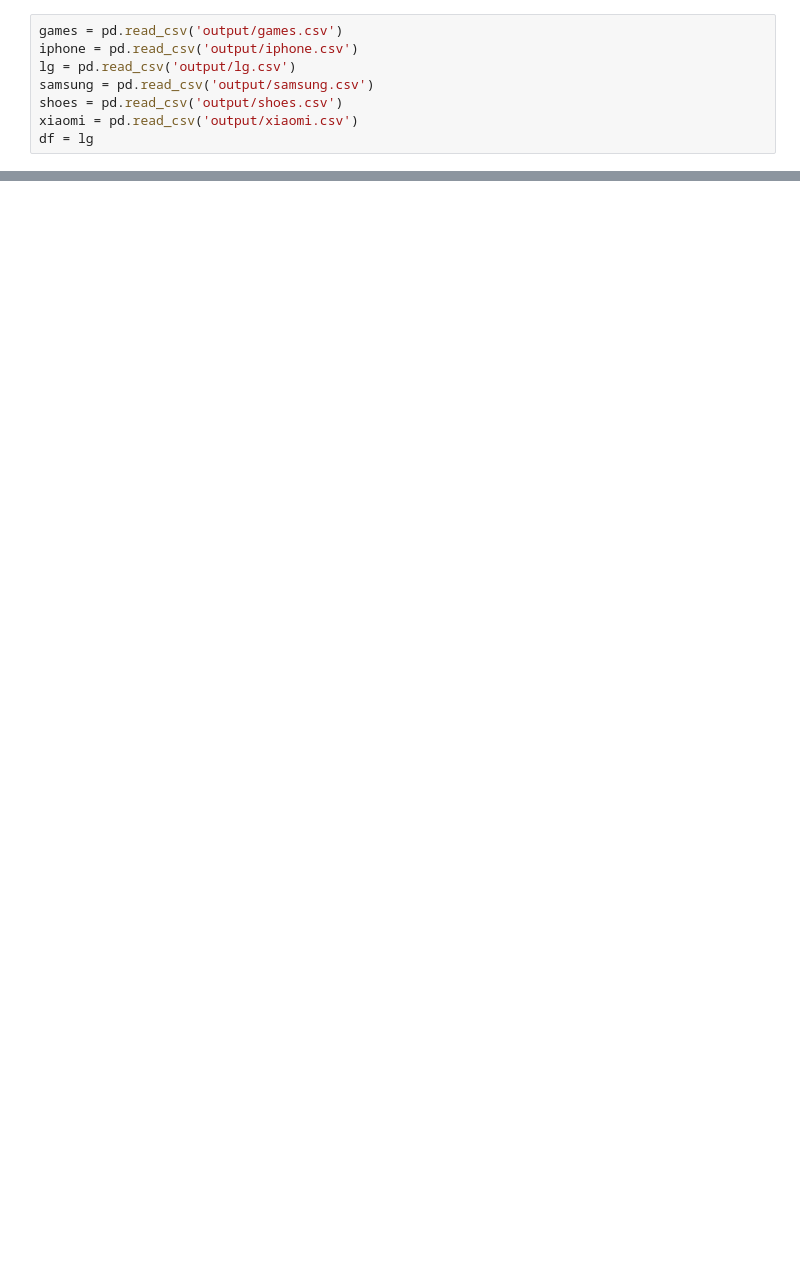
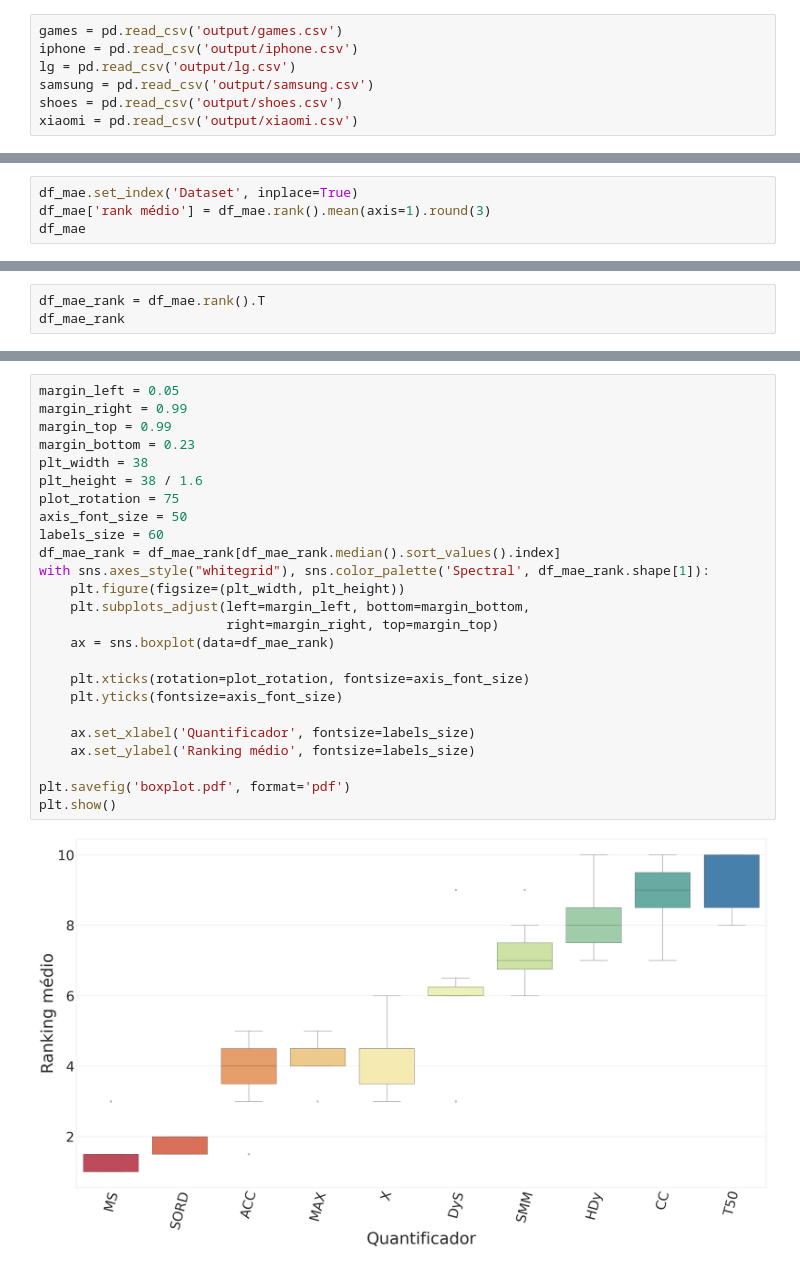
Before and after one commit to danielzontaojeda/sentiment-analysis-erbd24-paper, a Jupyter notebook: analysis.ipynb, the cells around one changed output, grey strips where cells are left out. Cells and saved outputs as stored; diff of their text form; blank space fills up the shorter version.

```diff
--- a/analysis.ipynb
+++ b/analysis.ipynb
@@ -8,4 +11,3 @@ lg = pd.read_csv('output/lg.csv')
 samsung = pd.read_csv('output/samsung.csv')
 shoes = pd.read_csv('output/shoes.csv')
 xiaomi = pd.read_csv('output/xiaomi.csv')
-df = lg
@@ -30,0 +44,4 @@ Name: accuracy, dtype: float64
+# %%
+df_mae.set_index('Dataset', inplace=True)
+df_mae['rank médio'] = df_mae.rank().mean(axis=1).round(3)
+df_mae
@@ -30,0 +134,3 @@ Name: accuracy, dtype: float64
+# %%
+df_mae_rank = df_mae.rank().T
+df_mae_rank
@@ -30,0 +148,27 @@ Name: accuracy, dtype: float64
+# %%
+margin_left = 0.05
+margin_right = 0.99
+margin_top = 0.99
+margin_bottom = 0.23
+plt_width = 38
+plt_height = 38 / 1.6
+plot_rotation = 75
+axis_font_size = 50
+labels_size = 60
+df_mae_rank = df_mae_rank[df_mae_rank.median().sort_values().index]
+with sns.axes_style("whitegrid"), sns.color_palette('Spectral', df_mae_rank.shape[1]):
+    plt.figure(figsize=(plt_width, plt_height))
+    plt.subplots_adjust(left=margin_left, bottom=margin_bottom,
+                        right=margin_right, top=margin_top)
+    ax = sns.boxplot(data=df_mae_rank)
+
+    plt.xticks(rotation=plot_rotation, fontsize=axis_font_size)
+    plt.yticks(fontsize=axis_font_size)
+
+    ax.set_xlabel('Quantificador', fontsize=labels_size)
+    ax.set_ylabel('Ranking médio', fontsize=labels_size)
+
+plt.savefig('boxplot.pdf', format='pdf')
+plt.show()
+# %% [output]
+[figure, added]
```
Also changed, not shown: parts of 13 cells of this notebook, 1 other file.
